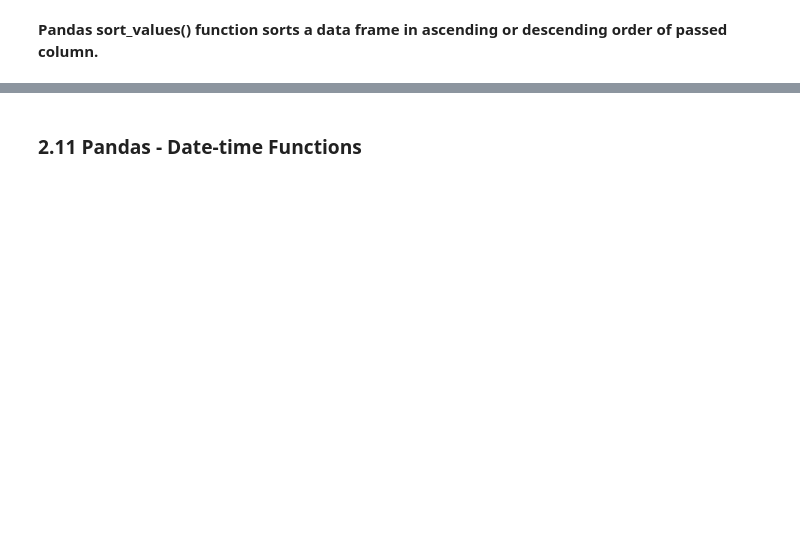
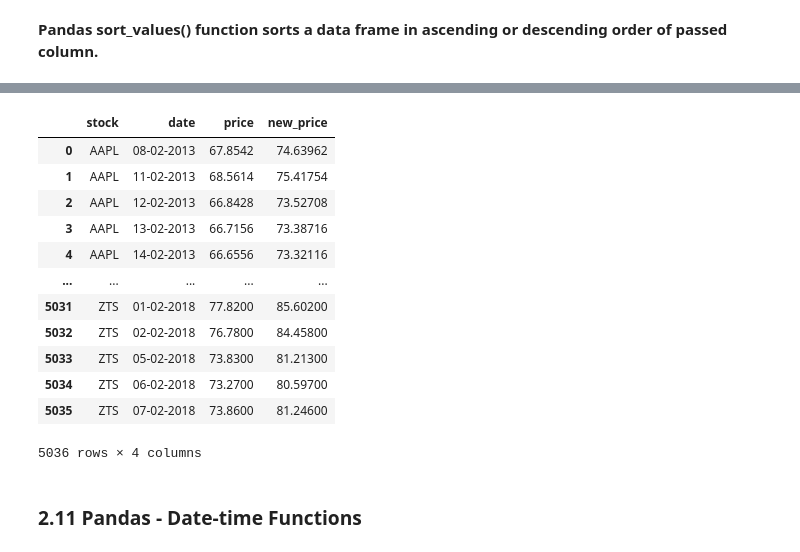
Before and after one commit to zypher-4/mit-adsp, a Jupyter notebook: Week 1/Pandas_for_Data_Science_Pandas.ipynb, the cells around one changed output, grey strips where cells are left out. Drawn from its saved outputs; the diff is of its cells as text; code cells hidden in the pictures; blank space fills up the shorter version.

```diff
--- a/Week 1/Pandas_for_Data_Science_Pandas.ipynb
+++ b/Week 1/Pandas_for_Data_Science_Pandas.ipynb
@@ -763,7 +790,7 @@ MessageError: ignored
 # %% [markdown]
 Once we have access we can load files from google drive using read_csv() function.
 # %%
-path="/content/drive/MyDrive/Python Course/StockData.csv"
+path="data/StockData.csv"
 data=pd.read_csv(path)
 # %%
 # head() function helps us to see the first 5 rows of the data
@@ -892,3 +1111,19 @@ data.sort_values(by='new_price',ascending=False) # by default ascending is set t
+# %%
+data
+# %% [output]
+|  | stock | date | price | new_price |
+| 0 | AAPL | 08-02-2013 | 67.8542 | 74.63962 |
+| 1 | AAPL | 11-02-2013 | 68.5614 | 75.41754 |
+| 2 | AAPL | 12-02-2013 | 66.8428 | 73.52708 |
+| 3 | AAPL | 13-02-2013 | 66.7156 | 73.38716 |
+| 4 | AAPL | 14-02-2013 | 66.6556 | 73.32116 |
+| ... | ... | ... | ... | ... |
+| 5031 | ZTS | 01-02-2018 | 77.8200 | 85.60200 |
+| 5032 | ZTS | 02-02-2018 | 76.7800 | 84.45800 |
+| 5033 | ZTS | 05-02-2018 | 73.8300 | 81.21300 |
+| 5034 | ZTS | 06-02-2018 | 73.2700 | 80.59700 |
+| 5035 | ZTS | 07-02-2018 | 73.8600 | 81.24600 |
+5036 rows × 4 columns
 # %% [markdown]
 ### 2.11 Pandas - Date-time Functions
 # %%
```
Also changed, not shown: parts of 58 cells of this notebook, 7 other files.
